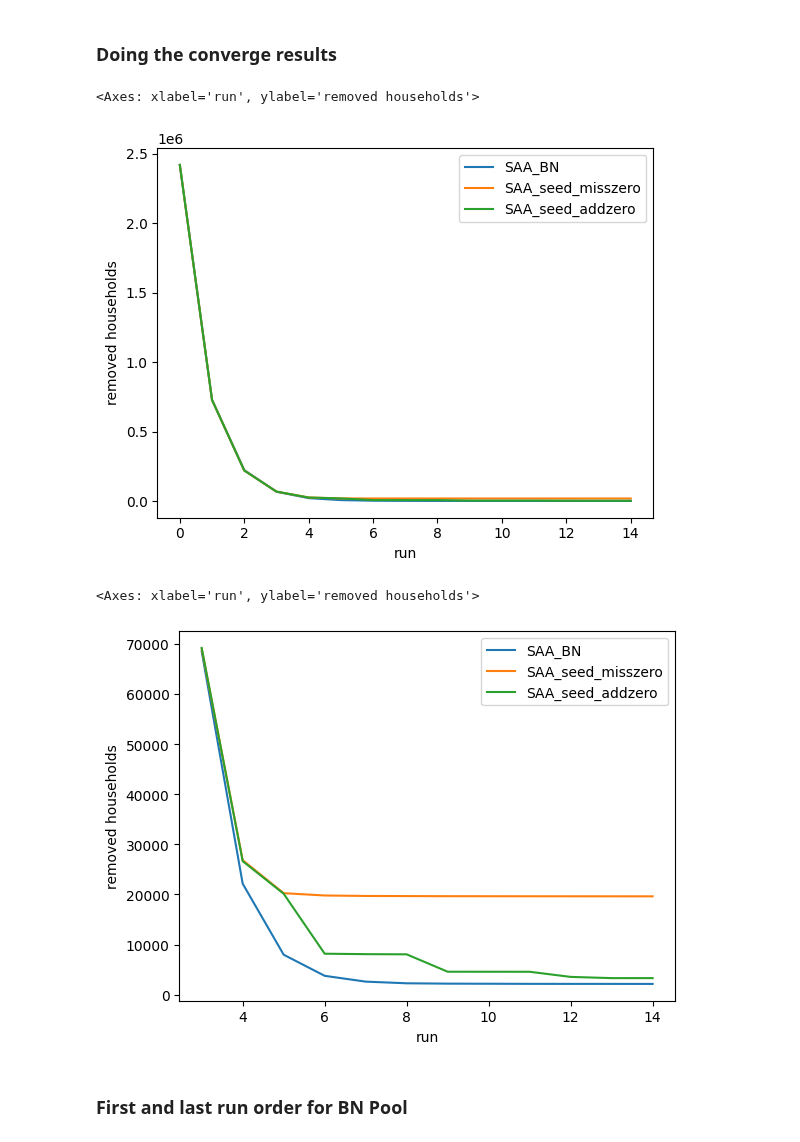
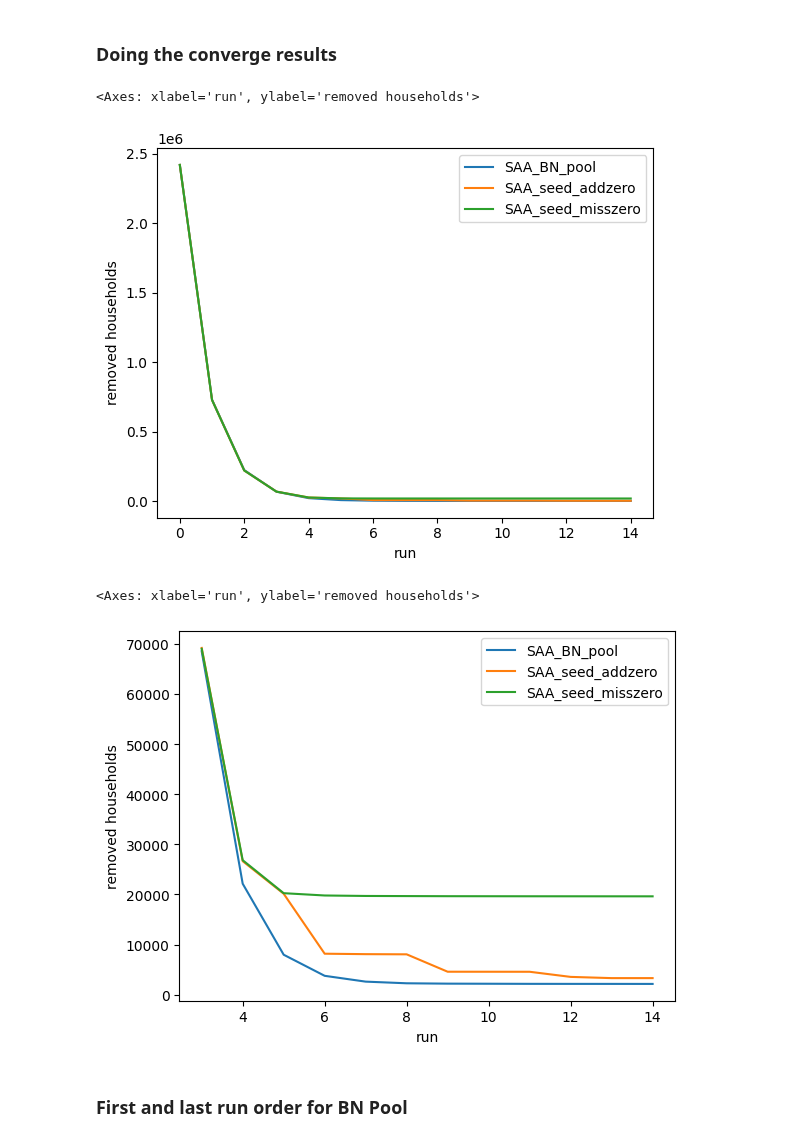
Before and after one commit to bobkatla/PopSyn_Monash, a Jupyter notebook: PopSynthesis/Analyse/general_converge.ipynb, the cells around one changed output. Drawn from its saved outputs; the diff is of its cells as text; code cells hidden in the pictures.

```diff
--- a/PopSynthesis/Analyse/general_converge.ipynb
+++ b/PopSynthesis/Analyse/general_converge.ipynb
@@ -10,21 +10,26 @@ folder_loc = "data"
 ### Doing the converge results
 # %%
 rm_hh_for_each = { # this is manually created for now
-    "SAA_BN": [2420220.0, 730187, 224061, 68546, 22152, 7977, 3768, 2607, 2277, 2205, 2186, 2165, 2158, 2156, 2150],
+    "SAA_BN_pool": [2420220.0, 730187, 224061, 68546, 22152, 7977, 3768, 2607, 2277, 2205, 2186, 2165, 2158, 2156, 2150],
+    "SAA_seed_addzero": [2420220.0, 728935, 220907, 69213, 26652, 20147, 8181, 8091, 8056, 4585, 4581, 4576, 3553, 3308, 3308],
     "SAA_seed_misszero": [2420220.0, 728867, 221112, 69035, 26847, 20260, 19801, 19707, 19682, 19660, 19652, 19644, 19640, 19636, 19632],
-    "SAA_seed_addzero": [2420220.0, 728935, 220907, 69213, 26652, 20147, 8181, 8091, 8056, 4585, 4581, 4576, 3553, 3308, 3308]
 }
+color_code = {
+    "SAA_BN_pool": "#1f77b4",
+    "SAA_seed_addzero": "#ff7f0e",
+    "SAA_seed_misszero": "#2ca02c"
+}
 # %%
 rm_hh_df = pd.DataFrame(rm_hh_for_each)
-rm_hh_df.plot(kind="line", xlabel="run", ylabel="removed households")
+rm_hh_df.plot(kind="line", xlabel="run", ylabel="removed households", color=[color_code[col] for col in rm_hh_df.columns])
 # %% [output]
 <Axes: xlabel='run', ylabel='removed households'>
-[figure, old version]
+[figure, new version]
 # %%
-rm_hh_df[3:].plot(kind="line", xlabel="run", ylabel="removed households")
+rm_hh_df[3:].plot(kind="line", xlabel="run", ylabel="removed households", color=[color_code[col] for col in rm_hh_df.columns])
 # %% [output]
 <Axes: xlabel='run', ylabel='removed households'>
-[figure, old version]
+[figure, new version]
 # %% [markdown]
 ### First and last run order for BN Pool
 # %% [markdown]
```
Also changed, not shown: parts of 3 cells of this notebook.
